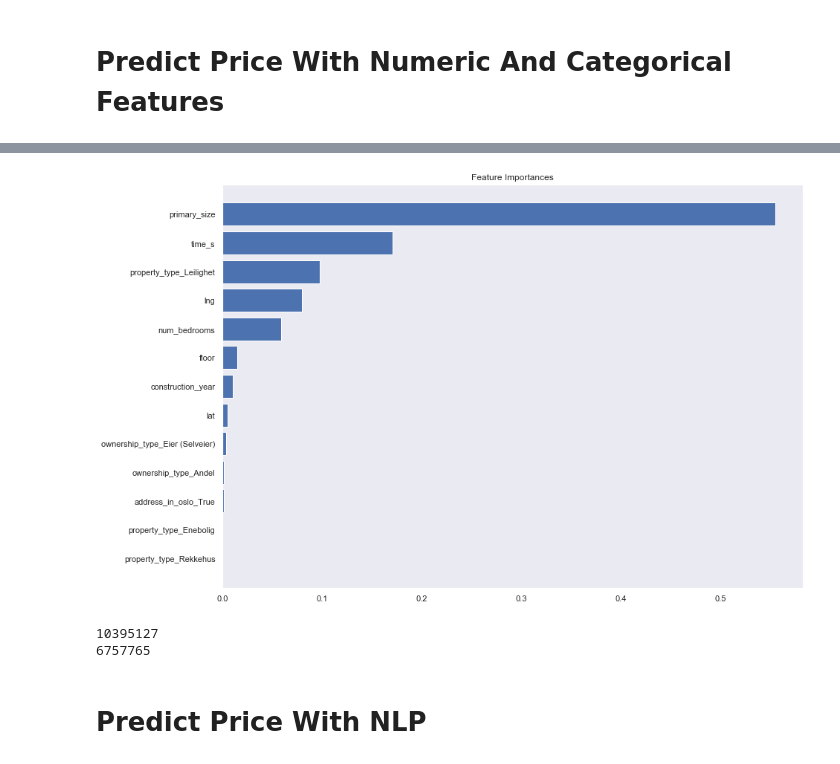
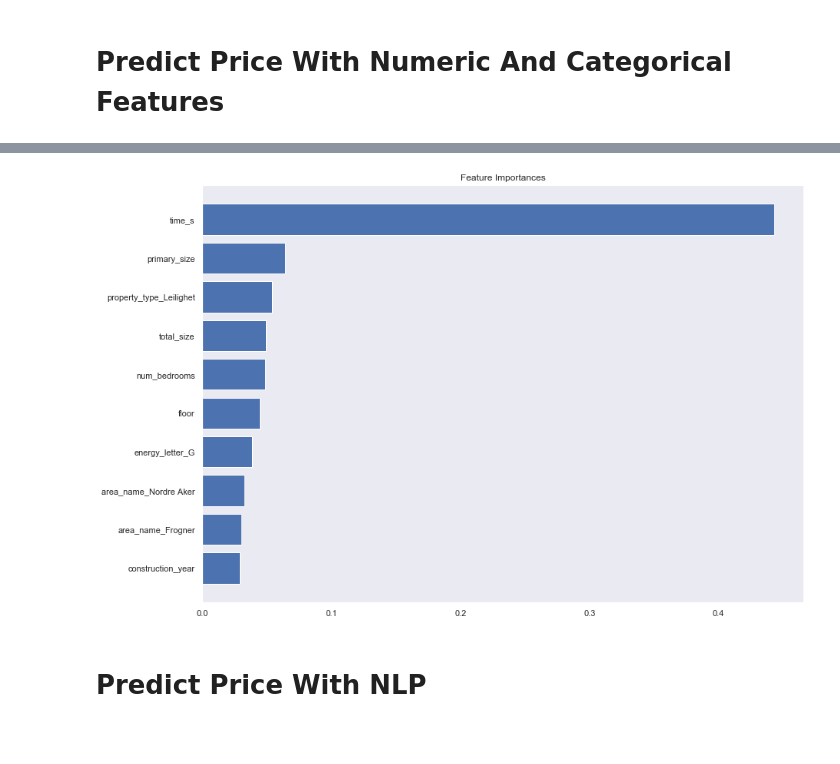
Before and after one commit to rossrco/analyses, a Jupyter notebook: home_oslo_home/modelling.ipynb, the cells around one changed output, grey strips where cells are left out. Saved outputs shown, nothing was run; the diff lists cells and outputs as text; code cells hidden in the pictures; blank space fills up the shorter version.

Commit message:
add data imputation

```diff
--- a/home_oslo_home/modelling.ipynb
+++ b/home_oslo_home/modelling.ipynb
@@ -218,10 +329,7 @@ y = model_data[target]
 # %%
 x_cols = X.columns
 # %%
-X = scipy.sparse.csr_matrix(X.values)
+# X = scipy.sparse.csr_matrix(X.values)
-# %%
-random_seed = 42
-test_size = 0.25
 # %%
 X_train, X_test, y_train, y_test = train_test_split(X, y,
                                                     test_size=test_size,
@@ -244,8 +352,8 @@ def create_model():
 # %%
 steps = []
 
-steps.append(('scale', MaxAbsScaler()))
-# steps.append(('scale', MinMaxScaler()))
+# steps.append(('scale', MaxAbsScaler()))
+steps.append(('scale', MinMaxScaler()))
 steps.append(('normalize', Normalizer()))
 # steps.append(('standardize', StandardScaler()))
 # steps.append(('dl', KerasRegressor(build_fn=create_model, epochs=700, batch_size=700, verbose=False)))
@@ -314,5 +382,6 @@ learning_curve_res = learning_curve_res.melt(id_vars = ['size', 'type'], var_nam
 # %%
 fig = plt.figure(figsize = (12, 8))
 plt.title('Learning Curves')
-sns.lineplot(x = 'size', y = 'score', hue = 'type', data = learning_curve_res)
+draw_learning_curves(pipeline, X, y, score='neg_median_absolute_error')
+plt.show()
 # %% [output]
@@ -340,18 +400,12 @@ dtype: float64
 # %%
-plt.yticks(range(len(feature_importances)), feature_importances.index)
+top_n = 10
+to_plot = feature_importances[-10:]
+plt.yticks(range(len(to_plot)), to_plot.index)
 plt.title('Feature Importances')
-plt.barh(range(len(feature_importances)), feature_importances)
+plt.barh(range(len(to_plot)), to_plot)
 plt.show()
 # %% [output]
-[figure, old version]
+[figure, new version]
-# %%
-prop1 = [[225, 1860, 5, 3, 1921, 59.938175, 10.967029, 1, 0, 0, 0, 1, 0]]
-prop2 = [[103, 1920, 3, 3, 1978, 59.946532, 10.895096, 0, 1, 0, 1, 0, 1]]
-print(int(pipeline.predict(prop1)))
-print(int(pipeline.predict(prop2)))
-# %% [output]
-10395127
-6757765
 # %%
 # scipy.sparse.hstack
 # %% [markdown]
```
Also changed, not shown: parts of 93 cells of this notebook.
